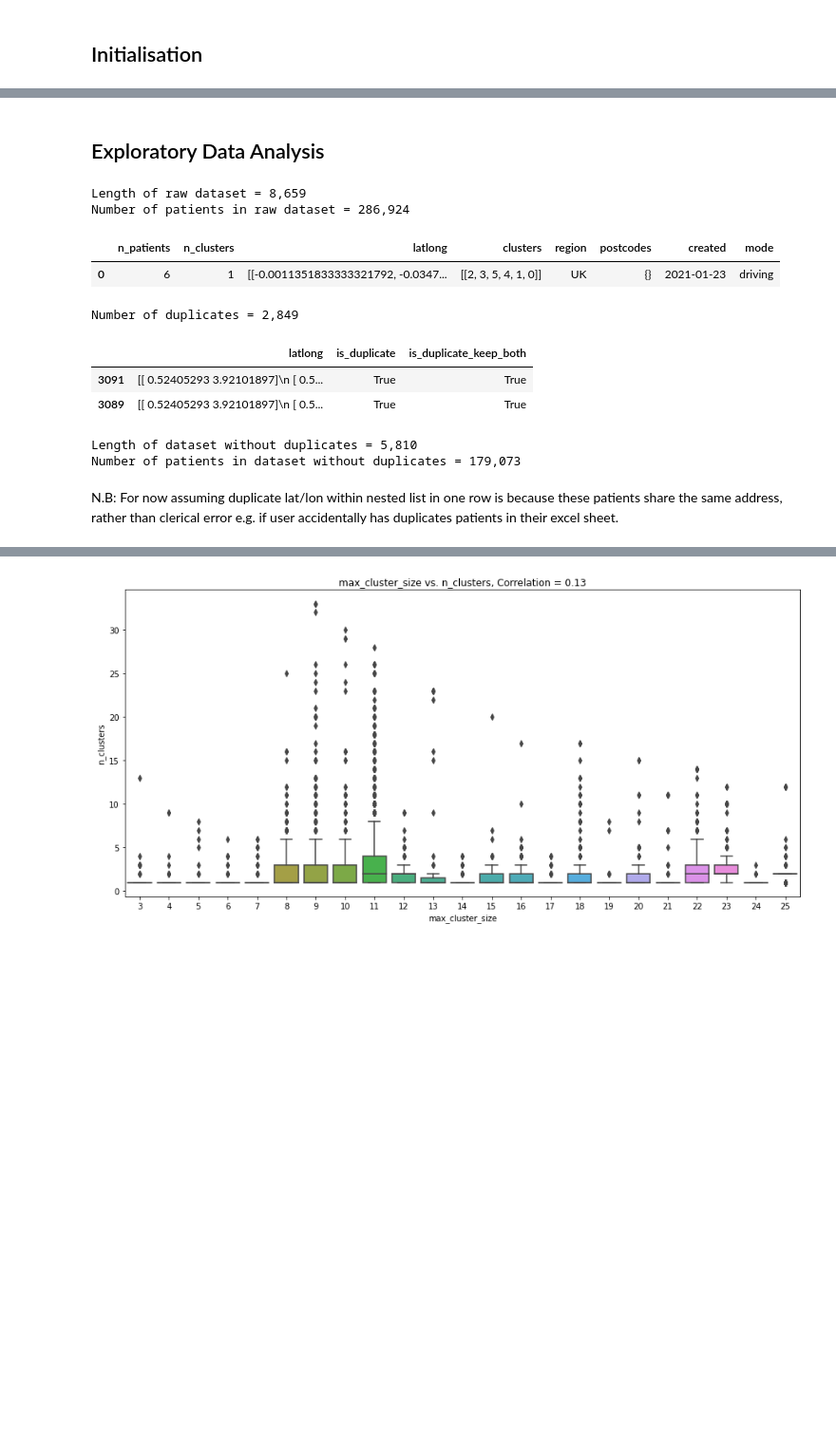
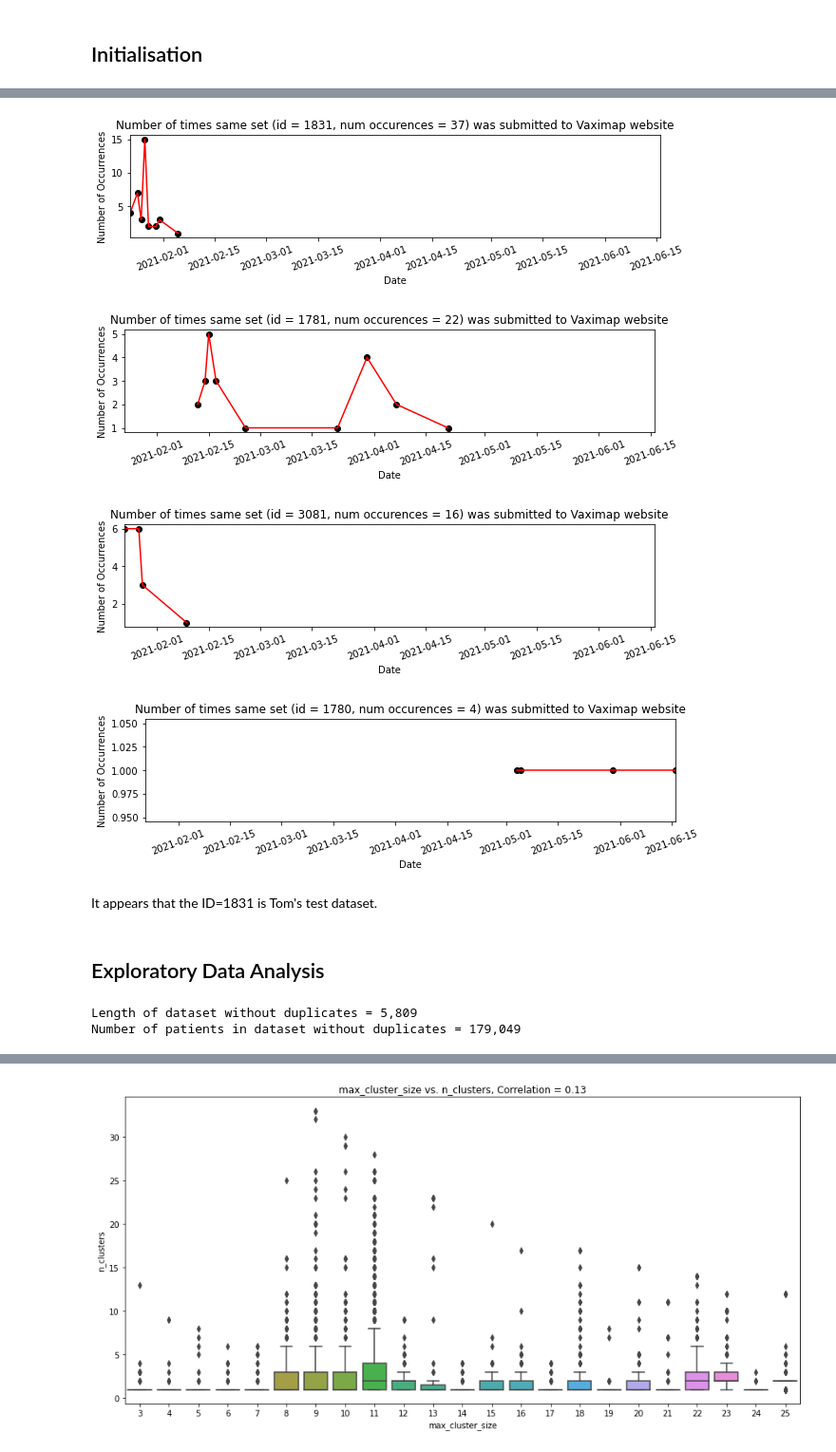
Before and after one commit to tomfrankkirk/vaximap_paper, a Jupyter notebook: vaximap-eda-armen.ipynb, the cells around one changed output, grey strips where cells are left out. Shown: that part at 95% size. Drawn from its saved outputs; the diff is of its cells as text; code cells hidden in the pictures; blank space fills up the shorter version.

```diff
--- a/vaximap-eda-armen.ipynb
+++ b/vaximap-eda-armen.ipynb
@@ -59,31 +242,25 @@ centre_lat_lon = (53, -1.2) # defined as approximate centre of UK
+# %%
+example_ids = [1831, 1781, 3081, 1780]
+for record in example_ids:
+    occurrences = record_time_bet.loc[record_time_bet.index == record].occurrences.values[0]
+    example = dataset.loc[dataset.record_id == record][["record_id", "created"]]
+    example = example.groupby("created").count().reset_index()
+
+    plt.figure(figsize=(10,2))
+    plt.title("Number of times same set (id = {a}, num occurences = {b}) was submitted to Vaximap website".format(a=record, b=occurrences))
+    plt.xlabel("Date")
+    plt.xticks(rotation=20)
+    plt.ylabel("Number of Occurrences")
+    plt.xlim(dataset.created.min(), dataset.created.max())
+    plt.plot(example.created, example.record_id, "r")
+    plt.scatter(example.created, example.record_id, color="black")
+    plt.show()
+# %% [output]
+[figure, added]
+[figure, added]
+[figure, added]
+[figure, added]
+# %% [markdown]
+It appears that the ID=1831 is Tom's test dataset.
 # %% [markdown]
 ## Exploratory Data Analysis
-# %%
-# Plot example row of df
-print("Length of raw dataset = {:,}".format(len(dataset)))
-print("Number of patients in raw dataset = {:,}".format(dataset.n_patients.sum()))
-dataset.head(1)
-# %% [output]
-Length of raw dataset = 8,659
-Number of patients in raw dataset = 286,924
-|  | n_patients | n_clusters | latlong | clusters | region | postcodes | created | mode |
-| 0 | 6 | 1 | [[-0.0011351833333321792, -0.0347... | [[2, 3, 5, 4, 1, 0]] | UK | {} | 2021-01-23 | driving |
-# %%
-# Test to identify duplicates: need to convert latlong numpy to string beforehand to be able to drop
-df1 = dataset.copy()[["latlong"]]
-df1.latlong = df1.latlong.astype("str")
-df1 = df1.sort_values("latlong")
-
-# extract number of duplicates from pandas duplicated inbuilt function
-df1["is_duplicate"] = df1.duplicated(subset="latlong", keep="last")
-print("Number of duplicates = {:,}".format(len(df1.loc[df1.is_duplicate == True])))
-# %% [output]
-Number of duplicates = 2,849
-# %%
-# Demonstrate example of duplicate indices:
-df1["is_duplicate_keep_both"] = df1.duplicated(subset="latlong", keep=False)
-df1.loc[df1.is_duplicate_keep_both == True][:2]
-# %% [output]
-|  | latlong | is_duplicate | is_duplicate_keep_both |
-| 3091 | [[ 0.52405293 3.92101897]\n [ 0.5... | True | True |
-| 3089 | [[ 0.52405293 3.92101897]\n [ 0.5... | True | True |
@@ -90,10 +276,8 @@ df1.loc[df1.is_duplicate_keep_both == True][:2]
 # %%
 # Remove duplicate indices from raw dataset, keeping "last" assuming earlier duplicates were for testing
-df = dataset.loc[dataset.index.isin(df1.loc[df1.is_duplicate == False].index.values)]
+df = df0.loc[df0.index.isin(df1.loc[df1.is_duplicate == False].index.values)]
 print("Length of dataset without duplicates = {:,}".format(len(df)))
 print("Number of patients in dataset without duplicates = {:,}".format(df.n_patients.sum()))
 # %% [output]
-Length of dataset without duplicates = 5,810
-Number of patients in dataset without duplicates = 179,073
+Length of dataset without duplicates = 5,809
+Number of patients in dataset without duplicates = 179,049
-# %% [markdown]
-N.B: For now assuming duplicate lat/lon within nested list in one row is because these patients share the same address, rather than clerical error e.g. if user accidentally has duplicates patients in their excel sheet.
```
Also changed, not shown: parts of 67 cells of this notebook, 2 other files.
